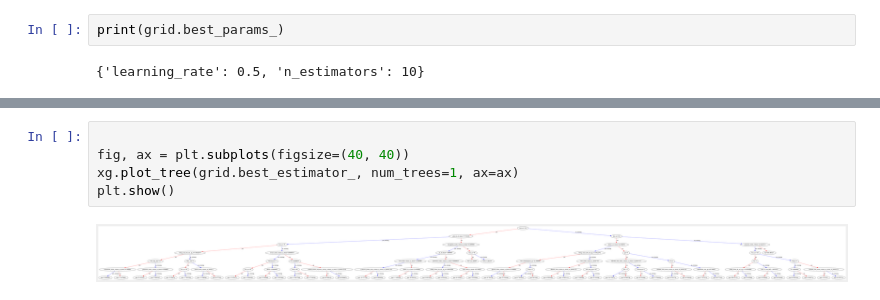
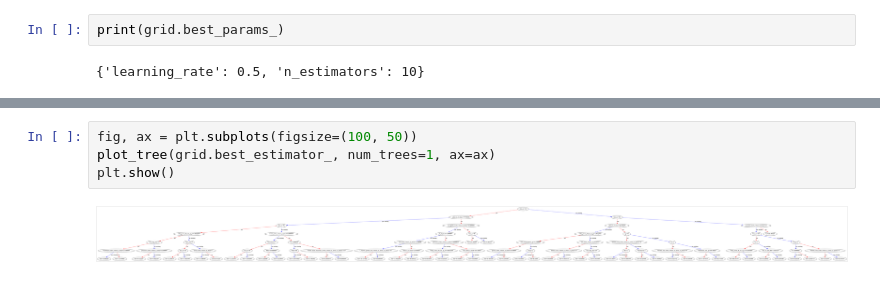
Before and after one commit to DEP04929/ESICMDatathon2024, a Jupyter notebook: AKI_20240615.ipynb, the cells around one changed output, grey strips where cells are left out. Saved outputs shown, nothing was run; the diff lists cells and outputs as text.

```diff
--- a/AKI_20240615.ipynb
+++ b/AKI_20240615.ipynb
@@ -1600,7 +1612,6 @@ print(grid.best_params_)
 # %%
-
-fig, ax = plt.subplots(figsize=(40, 40))
-xg.plot_tree(grid.best_estimator_, num_trees=1, ax=ax)
+fig, ax = plt.subplots(figsize=(100, 50))
+plot_tree(grid.best_estimator_, num_trees=1, ax=ax)
 plt.show()
 # %% [output]
-[figure, old version]
+[figure, new version]
```
Also changed, not shown: parts of 6 cells of this notebook.
